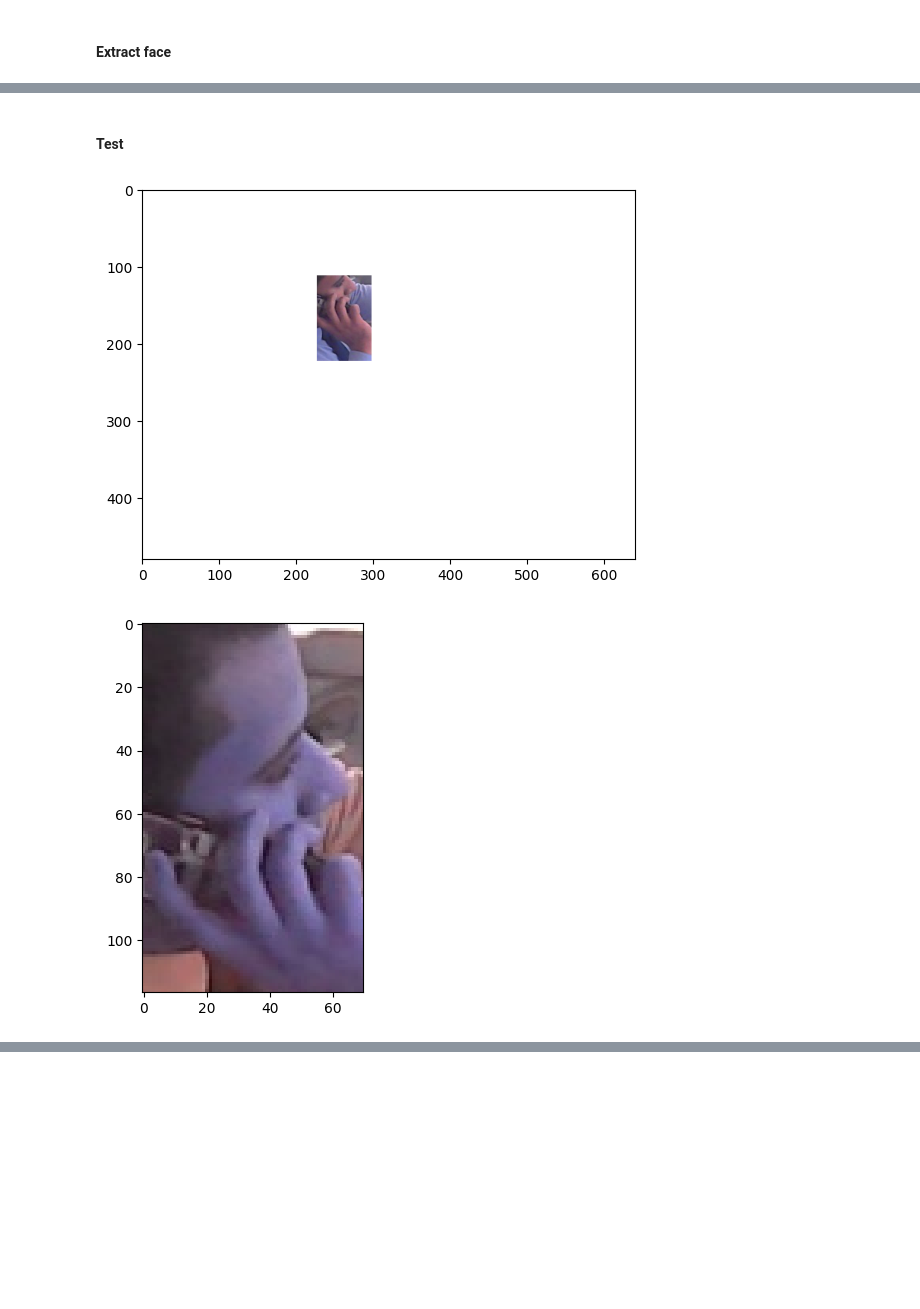
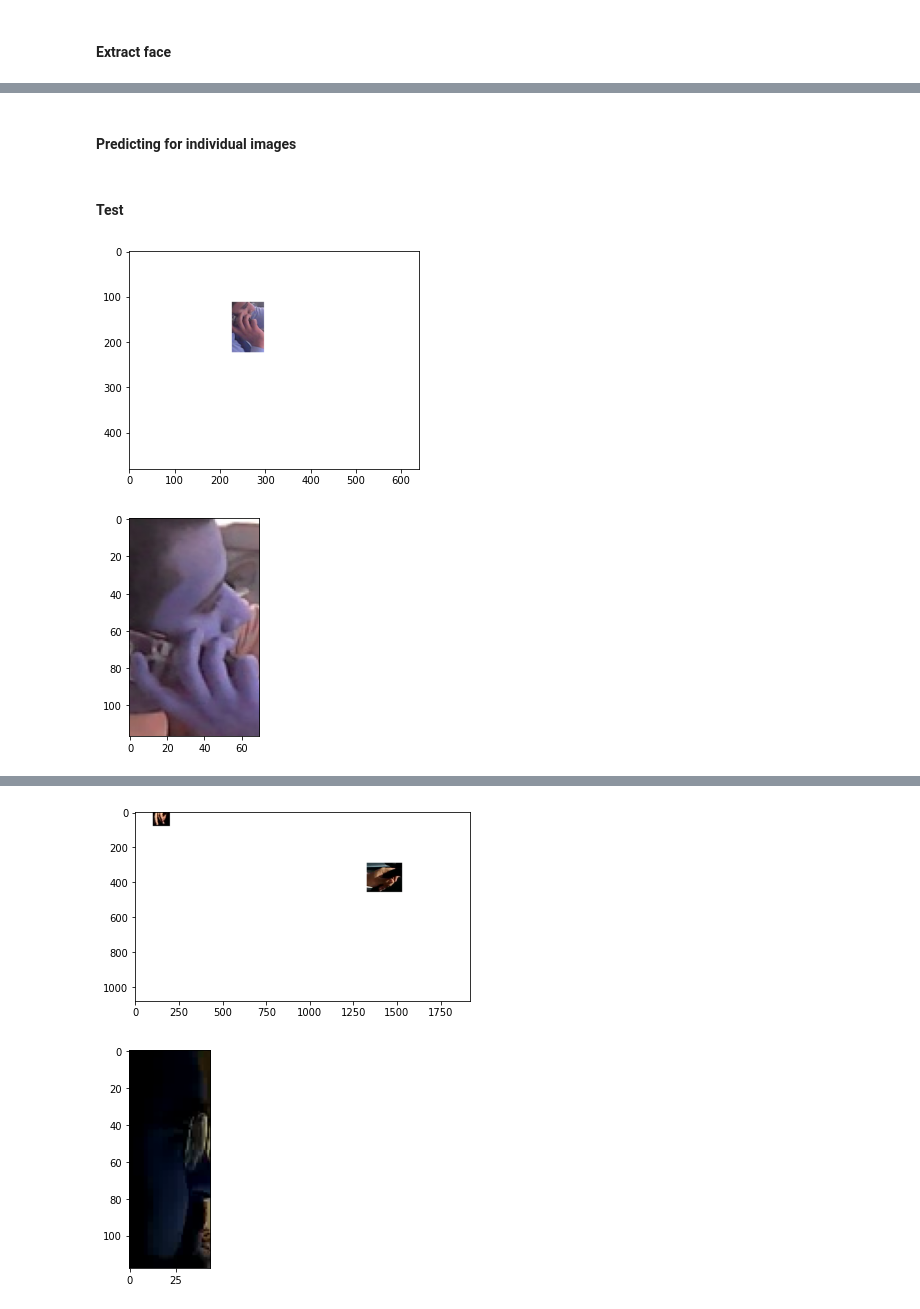
Before and after one commit to wamikamalik/CS3244-Group-8-Project-2, a Jupyter notebook: Final/notebooks/Final_predict.ipynb, the cells around one changed output, grey strips where cells are left out. Cells and saved outputs as stored; diff of their text form; code cells hidden in the pictures; blank space fills up the shorter version.

Commit message:
add ensemble to final_predict

```diff
--- a/Final/notebooks/Final_predict.ipynb
+++ b/Final/notebooks/Final_predict.ipynb
@@ -184,8 +159,34 @@ def extractFace(image):
 # %%
-ORI_MODEL_PATH = 'drive/MyDrive/models/distracted-inception_dropout_best.hdf5'
-ENSEMBLE_MODEL_PATH = 'ensemble_path'
+ORI_MODEL_PATH = '../models/distracted-inception_dropout_best.hdf5'
+HAND_MODEL_PATH = '../models/best_model_hand_molyswu.h5'
+FACE_MODEL_PATH = '../models/best_model_face_inception.h5'
 # %%
-ori_model = tf.keras.models.load_model(ORI_MODEL_PATH)
-# ensemble_model = tf.keras.models.load_model(ENSEMBLE_MODEL_PATH)
+ori_model = keras.models.load_model(ORI_MODEL_PATH, compile=False)
+hand_model = keras.models.load_model(HAND_MODEL_PATH)
+face_model = keras.models.load_model(FACE_MODEL_PATH)
+# %%
+# ensemble classifier
+
+def weighted_probability(networks_outputs):
+    best_weights = [0.830111236560315, 13.19270879604911, 80.64850022164245]
+    num_of_classifiers = 3
+    num_of_classes = 8
+    result = [0 for i in range(0, num_of_classes)]
+    sum = 0
+
+    for i in range(0, num_of_classifiers):
+        curr_network_output = networks_outputs[i]
+        curr_weight = best_weights[i]
+
+        for j in range(0, num_of_classes):
+            result[j] += curr_network_output[j] * curr_weight
+            sum += result[j]
+
+    for k in range(0, num_of_classes): # Normalising to ensure that the final output is still in terms of probability
+        result[k] = result[k] / sum
+
+    return result
+# %% [markdown]
+#### Predicting for individual images
 # %%
 def predict(img_path):
@@ -216,5 +228,11 @@ img_path = os.path.join(TEST_PATH, 'c2', '1483875.jpg')
+# %%
+DATA_PATH = os.path.join(os.getcwd(), "../../Combined New")
+TEST_PATH = os.path.join(DATA_PATH, "test")
+img_path = os.path.join(TEST_PATH, 'c2', '1483875.jpg')
+img_path_1 = os.path.join(TEST_PATH, 'c3', '05379.jpg')
 # %%
 predict(img_path)
+predict(img_path_1)
 # %% [output]
-[figure, old version]
+[figure, new version]
-[figure, old version]
+[figure, new version]
@@ -222,0 +243,2 @@ predict(img_path)
+[figure, added]
+[figure, added]
```
Also changed, not shown: parts of 11 cells of this notebook.
